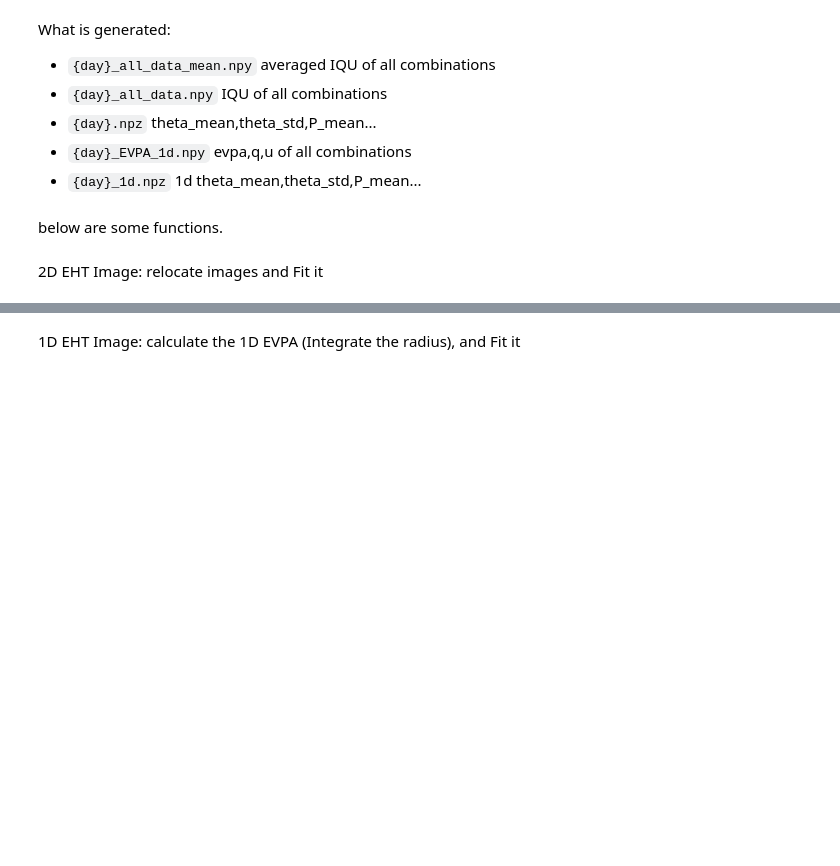
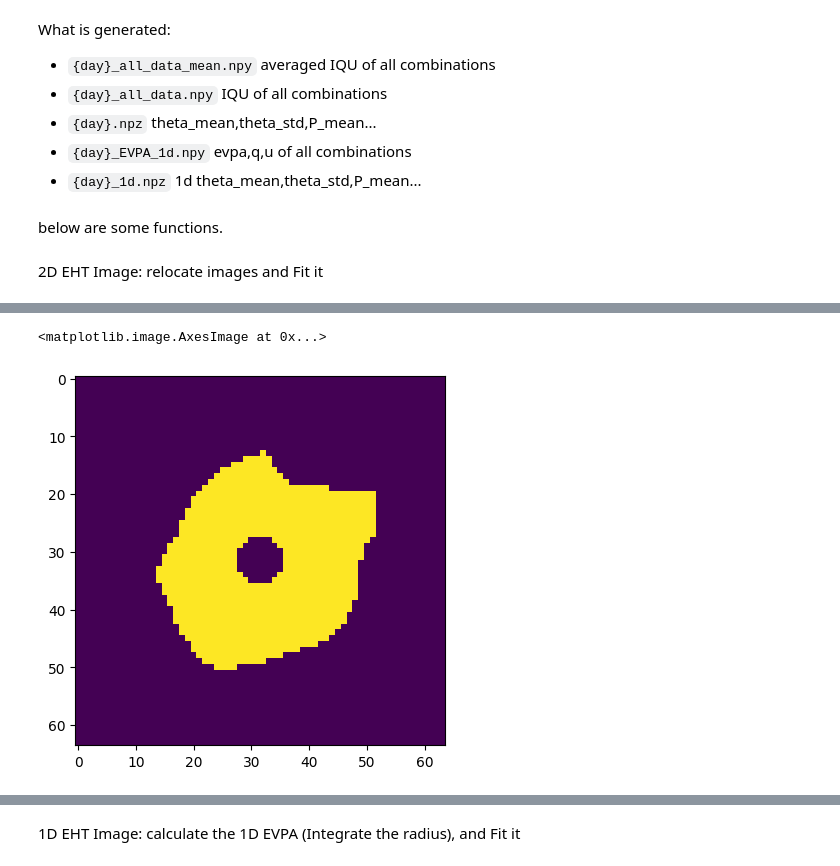
Before and after one commit to ProjectEHT-PKU/EHT-axion-pixel-by-pixel-analysis, a Jupyter notebook: EHT-Imaging/main.ipynb, the cells around one changed output, grey strips where cells are left out. Cells and saved outputs as stored; diff of their text form; code cells hidden in the pictures; blank space fills up the shorter version.

```diff
--- a/EHT-Imaging/main.ipynb
+++ b/EHT-Imaging/main.ipynb
@@ -15,5 +15,7 @@ What is generated:
 # %%
 RERUN_ANALYSIS = False
+# %%
+RERUN_ANALYSIS = True
 # %%
 import pickle
 import numpy as np
@@ -157,0 +184,22 @@ def fit_vonmise(d1evpaarr):
+# %%
+from functools import cmp_to_key
+
+
+def my_cmp(i, j, _tmp_data):
+    a = _tmp_data[i]
+    b = _tmp_data[j]
+    compare_item = ["zbl", "prior_fwhm", "sys_noise", "MEM", "TV", "T2V", "l1"]
+    for item in compare_item:
+        if a[item] < b[item]:
+            return -1
+        elif a[item] > b[item]:
+            return 1
+# %%
+with open(f"data_in/230_95.pkl", "rb") as file1:
+    data95 = pickle.loads(file1.read())
+with open(f"data_in/230_96.pkl", "rb") as file1:
+    data96 = pickle.loads(file1.read())
+with open(f"data_in/230_100.pkl", "rb") as file1:
+    data100 = pickle.loads(file1.read())
+with open(f"data_in/230_101.pkl", "rb") as file1:
+    data101 = pickle.loads(file1.read())
@@ -158,2 +262,13 @@ def fit_vonmise(d1evpaarr):
+# %%
+rg_per_pixel = 0.51073125
+conditiongt2 = np.array(
+    [
+        [
+            2 <= np.sqrt((i - 31.5) ** 2 + (j - 31.5) ** 2) * rg_per_pixel
+            for j in range(64)
+        ]
+        for i in range(64)
+    ]
+)
 # %%
 # offset_day is the result of get_reloc_offset function. If you think this block is time wasing, please set USING_CALCED_OFFSET = True and directly use the offset_day value.
@@ -231,0 +388,5 @@ for day in [95,96,100,101] if RERUN_ANALYSIS else []:
+# %%
+plt.imshow(condition)
+# %% [output]
+<matplotlib.image.AxesImage at 0x...>
+[figure, added]
```
Also changed, not shown: parts of 28 cells of this notebook, 25 other files.
